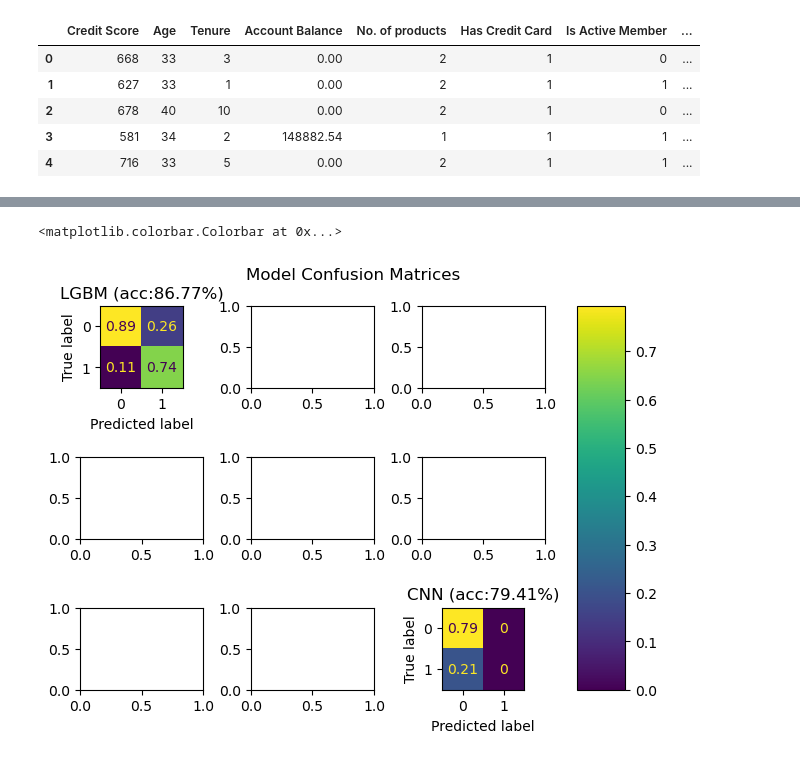
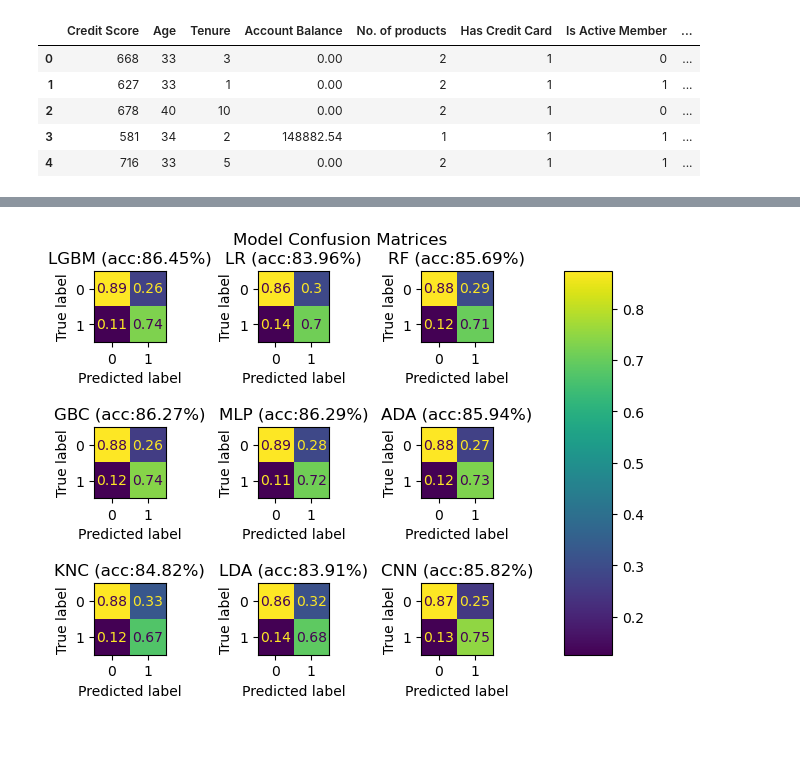
Before and after one commit to ray33ee/bank-churn-analysis, a Jupyter notebook: Customer Churn Analysis.ipynb, the cells around one changed output, grey strips where cells are left out. Drawn from its saved outputs; the diff is of its cells as text; code cells hidden in the pictures.

```diff
--- a/Customer Churn Analysis.ipynb
+++ b/Customer Churn Analysis.ipynb
@@ -249,7 +285,6 @@ X_train.describe()
 | max | 2.384539 | 2.808027 | 1.769240 | 3.062980 | 4.452910 | 0.578764 | 1.016138 | ... |
 # %%
-# To do: make sure the legend on the PCA charts say 'Churned' and 'Not churned' rather than '1' and '0'
-pca = PCA(n_components=2)
+pca = PCA(n_components=2, random_state=seed)
 
 principalComponents = pca.fit_transform(X)
 
@@ -257,8 +292,7 @@ principalDf2d = pd.DataFrame(data = principalComponents
              , columns = ['pc1', 'pc2'])
 
 finalDf = pd.concat([principalDf2d, df[['Churned']]], axis = 1)
-
-finalDf.info()
+finalDf = finalDf.head(20000)
 
 fig = plt.figure(figsize = (8,8))
 ax = fig.add_subplot(1, 1, 1)
@@ -274,6 +308,6 @@ for target, color in zip(targets,colors):
                , finalDf.loc[indicesToKeep, 'pc2']
                , c = color
                , s = 1)
-ax.legend(targets)
+ax.legend(["Not churned", "Churned"])
 ax.grid()
 # %% [output]
@@ -291,13 +315,15 @@ memory usage: 5.6 MB
 # %%
-pca = PCA(n_components=3)
+# Todo: show the churned values on top of not churned
+pca = PCA(n_components=3, random_state=seed)
 
 
 principalComponents = pca.fit_transform(X)
 
-principalDf = pd.DataFrame(data = principalComponents
+principalDf3d = pd.DataFrame(data = principalComponents
              , columns = ['pc1', 'pc2', 'pc3'])
 
-finalDf = pd.concat([principalDf, df[['Churned']]], axis = 1)
+finalDf = pd.concat([principalDf3d, df[['Churned']]], axis = 1)
+finalDf = finalDf.head(20000)
 
 fig = plt.figure(figsize = (8,8))
 ax = fig.add_subplot(projection='3d')
@@ -312,6 +338,6 @@ for target, color in zip(targets,colors):
                , finalDf.loc[indicesToKeep, 'pc2'], finalDf.loc[indicesToKeep, 'pc3']
                , c = color
                , s = 1)
-ax.legend(targets)
+ax.legend(["Not churned", "Churned"])
 ax.grid()
 # %% [output]
@@ -319,22 +373,15 @@ ax.grid()
 # %%
 
-
-#KNeighborsClassifier
-
-models = [("LGBM", LGBMClassifier()),
-         ("LR", LogisticRegression()),
-         ("RF", RandomForestClassifier()),
-         ("GBC", GradientBoostingClassifier()),
-         ("MLP", MLPClassifier()),
-         ("ADA", AdaBoostClassifier()),
-         ("KNC", KNeighborsClassifier())]
-
-
-models = [("LGBM", LGBMClassifier()),]
-
+models = [("LGBM", LGBMClassifier(random_seed=seed, verbosity=-1)),
+         ("LR", LogisticRegression(random_state=seed)),
+         ("RF", RandomForestClassifier(random_state=seed)),
+         ("GBC", GradientBoostingClassifier(random_state=seed)),
+         ("MLP", MLPClassifier(random_state=seed)),
+         ("ADA", AdaBoostClassifier(random_state=seed)),
+         ("KNC", KNeighborsClassifier()),
+         ("LDA", LinearDiscriminantAnalysis())]
 
 cms = []
-
 
 fig, axs = plt.subplots(3, 3)
 
@@ -354,12 +401,10 @@ for i, (name, model) in enumerate(models):
     )
     _i = im.im_
     axs[i // 3, i % 3].title.set_text(f"{name} (acc:{accuracy*100:.2f}%)")
-    #axs[i // 3, i % 3].xlabel("")
-    #axs[i // 3, i % 3].ylabel.set_text("")
 
     cms.append((name, cm))
 
-    print(f"Model '{name}' training and prediction complete")
+    print(f"Running model '{name}' training and prediction ({i+1}/{len(models)})")
 
 # CNN works by outputing two values (corresponding to confidence values for churned and not churned)
 # so must be treated slightly differently to the other models:
@@ -367,21 +412,17 @@ for i, (name, model) in enumerate(models):
 y_ml_train = to_categorical(y_train)
 y_ml_test = to_categorical(y_test)
 
-seed = random.randint(0, 2 << 32)
-seed = 5590860817
 epochs = 4
 batch_size = 32
-
-print(f"Starting weights & biases seed: {seed}")
 
 initialiser = keras.initializers.GlorotUniform(seed=seed)
 
 cnn = Sequential()
-cnn.add(Input((13,)))
+cnn.add(Input((X_train.shape[1],)))
 cnn.add(Dense(5, activation="sigmoid", kernel_initializer=initialiser))
-cnn.add(Dense(5, activation="relu", kernel_initializer=initialiser))
 cnn.add(Dense(5, activation="sigmoid", kernel_initializer=initialiser))
-cnn.add(Dense(2, activation="relu", kernel_initializer=initialiser))
+cnn.add(Dense(5, activation="sigmoid", kernel_initializer=initialiser))
+cnn.add(Dense(2, activation="sigmoid", kernel_initializer=initialiser))
 
 cnn.compile(optimizer="adam", loss="categorical_crossentropy", metrics=["accuracy"])
 
@@ -409,4 +450,5 @@ fig.tight_layout()
 plt.subplots_adjust(bottom=0.1, right=0.8, top=0.9)
 cax = plt.axes((0.85, 0.1, 0.075, 0.8))
 plt.colorbar(_i, cax=cax)
+plt.show()
 # %% [output]
@@ -433,5 +472,4 @@ Epoch 4/4
-<matplotlib.colorbar.Colorbar at 0x...>
-[figure, old version]
+[figure, new version]
 # %%
 #A terrible CNN model that basically just guesses '0' and manages 79% accuracy because the dataset is 79% '0'.
 trivial_model = keras.models.load_model('trivial_model.keras')
```
Also changed, not shown: parts of 23 cells of this notebook, 1 other file.
